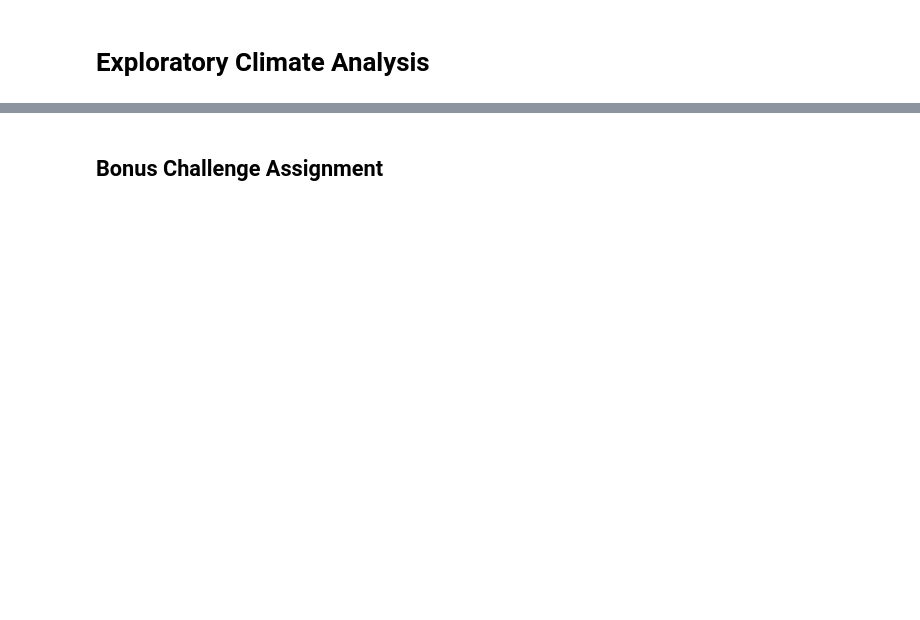
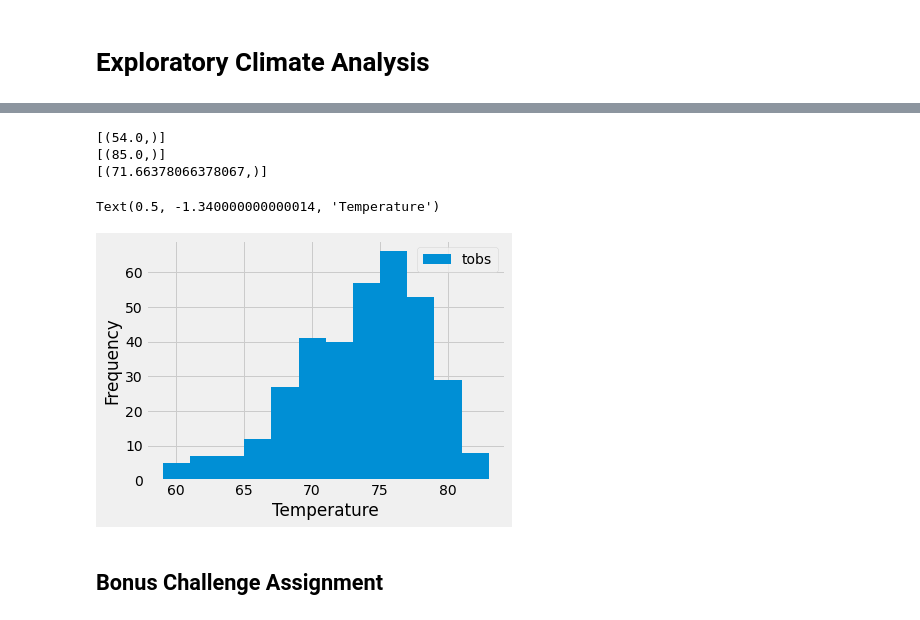
Before and after one commit to sboehm86/sqlalchemy-challenge, a Jupyter notebook: climate_starter.ipynb, the cells around one changed output, grey strips where cells are left out. Cells and saved outputs as stored; diff of their text form; code cells hidden in the pictures; blank space fills up the shorter version.

```diff
--- a/climate_starter.ipynb
+++ b/climate_starter.ipynb
@@ -55,9 +106,31 @@ base.classes.keys()
 # %%
 # Using the station id from the previous query, calculate the lowest temperature recorded,
 # highest temperature recorded, and average temperature of the most active station?
+min_t=session.query(func.min(Measurement.tobs)).filter(Measurement.station == 'USC00519281').all()
+max_t=session.query(func.max(Measurement.tobs)).filter(Measurement.station == 'USC00519281').all()
+avg_t=session.query(func.avg(Measurement.tobs)).filter(Measurement.station == 'USC00519281').all()
+
+print(min_t)
+print(max_t)
+print(avg_t)
+# %% [output]
+[(54.0,)]
+[(85.0,)]
+[(71.66378066378067,)]
 # %%
 # Choose the station with the highest number of temperature observations.
 # Query the last 12 months of temperature observation data for this station and plot the results as a histogram
+#USC00519281
+query = session.query(Measurement.tobs).filter(Measurement.station == 'USC00519281')\
+.filter(Measurement.date >= last_year).all()
+
+query_df = pd.DataFrame(query, columns=['tobs'])
+query_df.plot.hist(bins=12)
+plt.tight_layout()
+plt.xlabel("Temperature")
+# %% [output]
+Text(0.5, -1.340000000000014, 'Temperature')
+[figure, added]
 # %% [markdown]
 ## Bonus Challenge Assignment
 # %%
```
Also changed, not shown: parts of 9 cells of this notebook, 2 other files.
